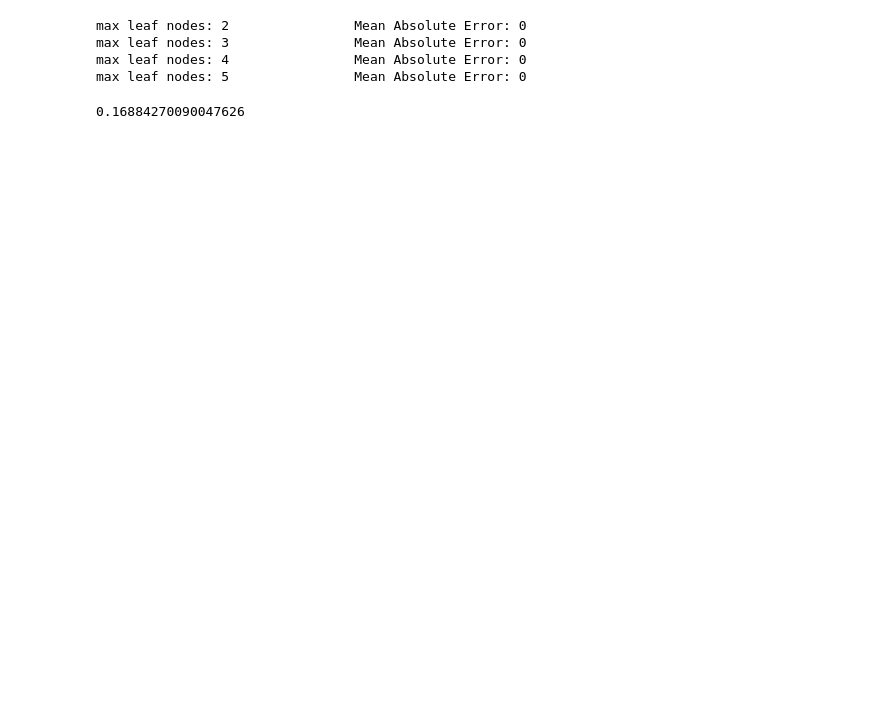
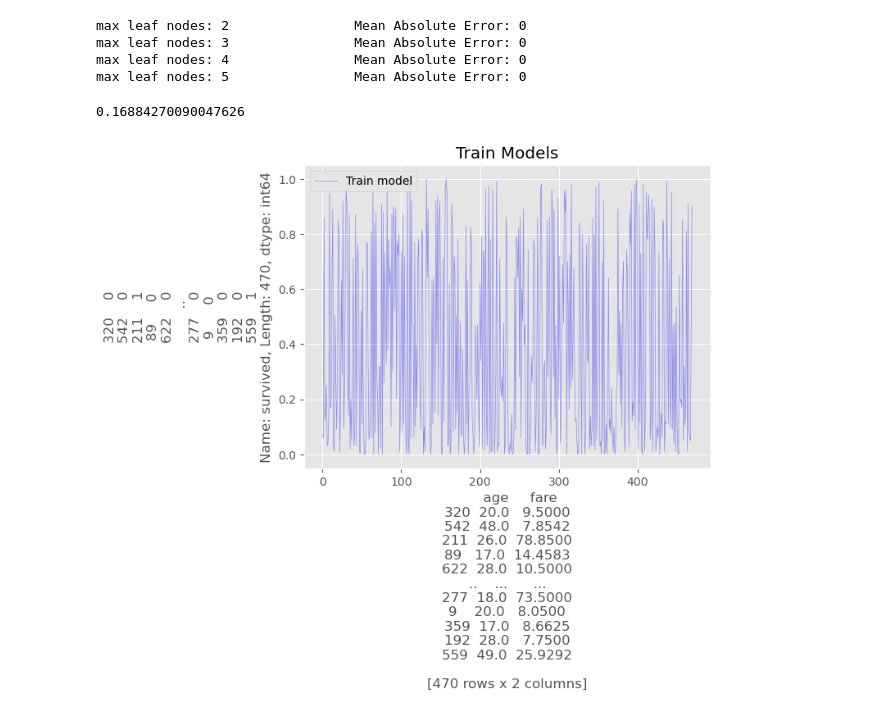
Before and after one commit to victoriamuinde07/MachineLearning-projects, a Jupyter notebook: index.ipynb, the cells around one changed output. Drawn from its saved outputs; the diff is of its cells as text; code cells hidden in the pictures; blank space fills up the shorter version.

```diff
--- a/index.ipynb
+++ b/index.ipynb
@@ -155,0 +151,10 @@ print(mae)
+# %%
+style.use('ggplot')
+plt.plot(train_val,color='b',label='Train model',alpha=.4,linewidth=0.5)
+plt.xlabel(train_x)
+plt.ylabel(train_y)
+plt.title('Train Models')
+plt.legend()
+plt.show()
+# %% [output]
+[figure, added]
```
Also changed, not shown: parts of 3 cells of this notebook.
